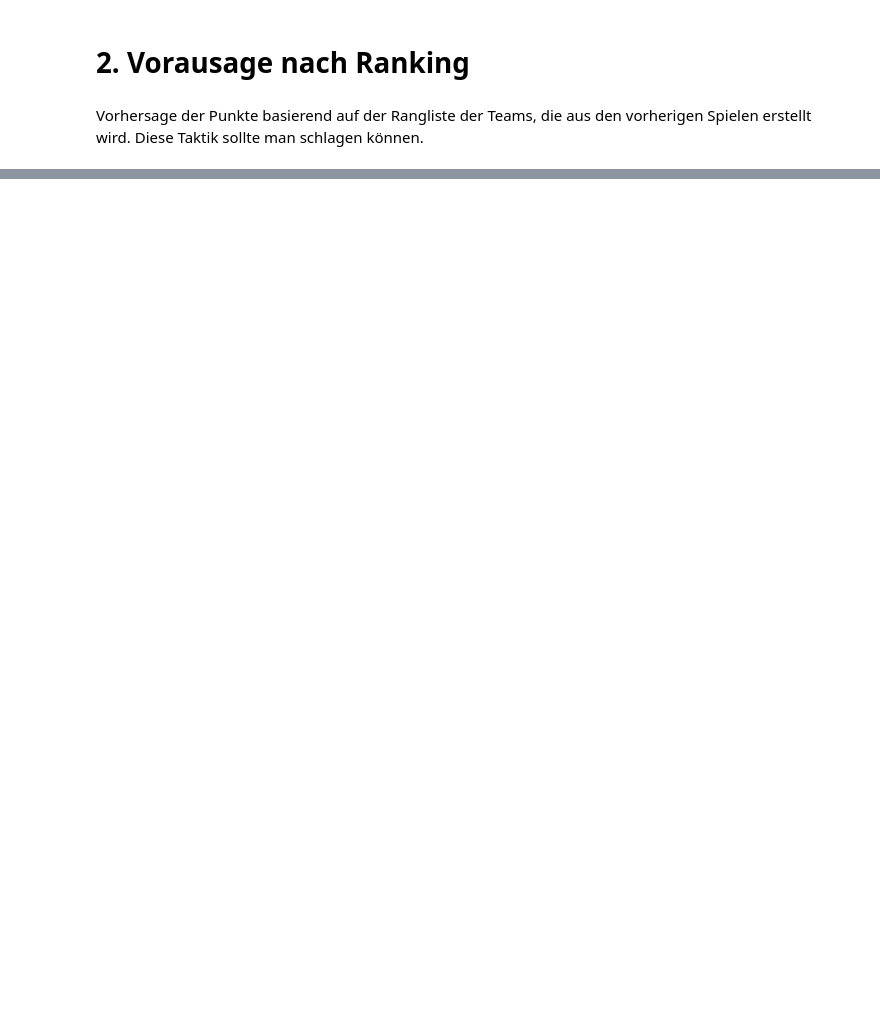
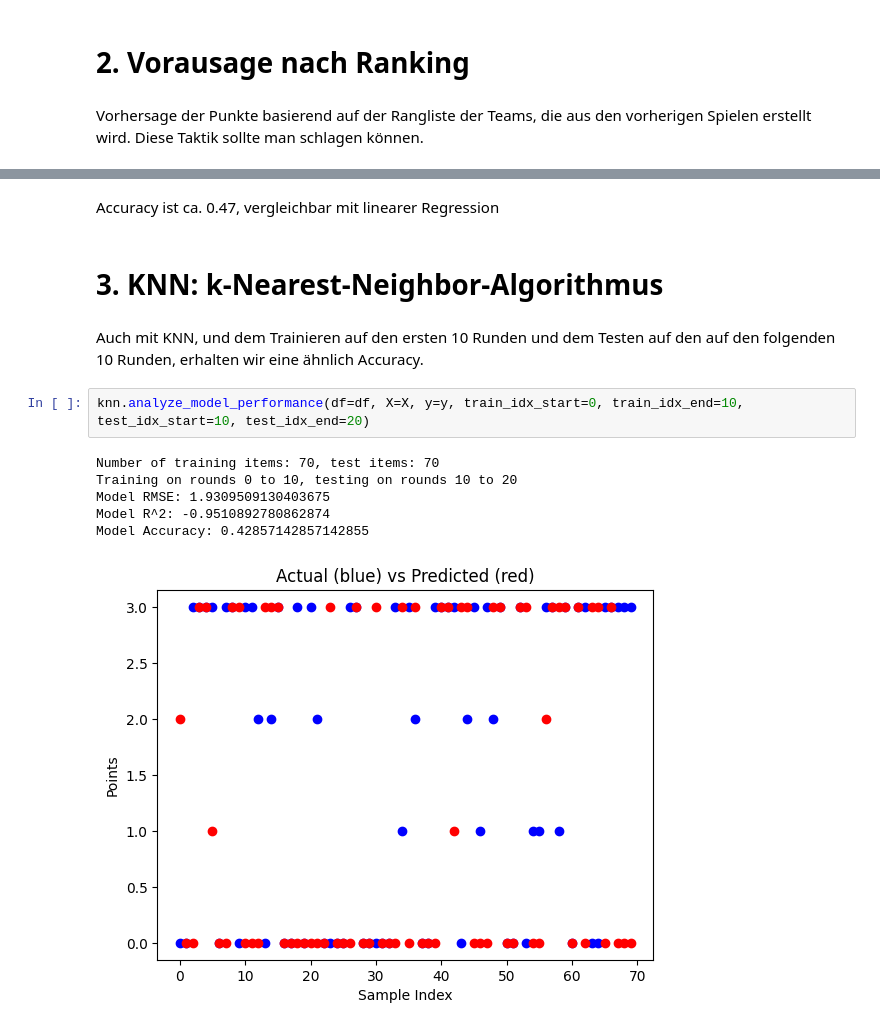
Before and after one commit to gagnauxl/hockey_prediction, a Jupyter notebook: src/hockey-prediction.ipynb, the cells around one changed output, grey strips where cells are left out. Drawn from its saved outputs; the diff is of its cells as text; blank space fills up the shorter version.

```diff
--- a/src/hockey-prediction.ipynb
+++ b/src/hockey-prediction.ipynb
@@ -78,0 +103,15 @@ Accuracy ist ca. 0.52, das ist %
+# %% [markdown]
+Accuracy ist ca. 0.47, vergleichbar mit linearer Regression
+# %% [markdown]
+# 3. KNN: k-Nearest-Neighbor-Algorithmus
+# %% [markdown]
+Auch mit KNN, und dem Trainieren auf den ersten 10 Runden und dem Testen auf den auf den folgenden 10 Runden, erhalten wir eine ähnlich Accuracy.
+# %%
+knn.analyze_model_performance(df=df, X=X, y=y, train_idx_start=0, train_idx_end=10, test_idx_start=10, test_idx_end=20)
+# %% [output]
+Number of training items: 70, test items: 70
+Training on rounds 0 to 10, testing on rounds 10 to 20
+Model RMSE: 1.9309509130403675
+Model R^2: -0.9510892780862874
+Model Accuracy: 0.42857142857142855
+[figure, added]
```
Also changed, not shown: parts of 12 cells of this notebook, 3 other files.
